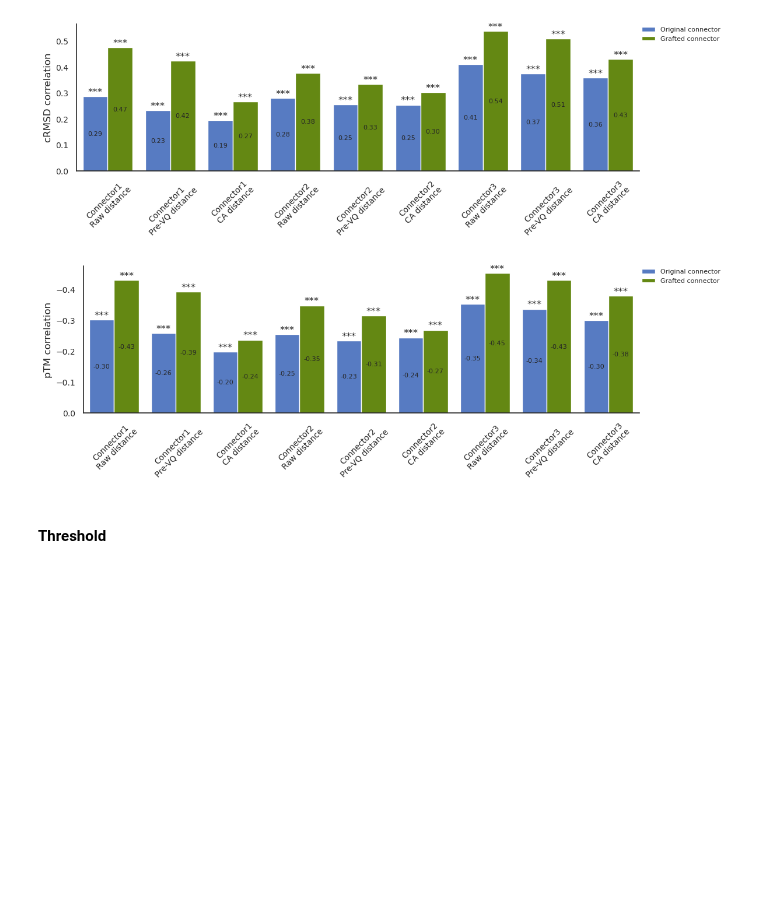
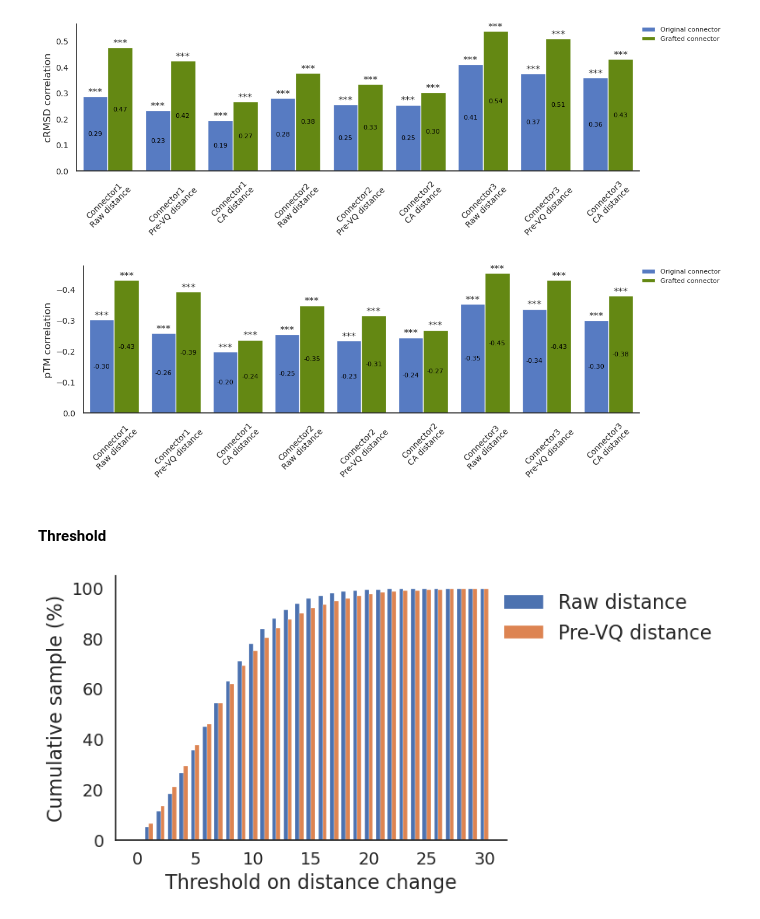
Before and after one commit to H-Dw/FANGS_v1, a Jupyter notebook: notebook/correlation_distance_dupl_embe_250627.ipynb, the cells around one changed output. Drawn from its saved outputs; the diff is of its cells as text; code cells hidden in the pictures; blank space fills up the shorter version.

```diff
--- a/notebook/correlation_distance_dupl_embe_250627.ipynb
+++ b/notebook/correlation_distance_dupl_embe_250627.ipynb
@@ -602,3 +641,85 @@ ptm_plt_all.show()
 [figure]
 # %% [markdown]
 #### Threshold
+# %%
+import numpy as np
+import matplotlib.pyplot as plt
+from scipy.stats import spearmanr
+
+# Target embedding
+embes = [
+    ('raw_embeddings',   '-'),
+    ('pre_q_embeddings', '--'),
+]
+
+# orig_color = '#4575D4'
+# graf_color = '#6B9B00'
+raw_color = sns.color_palette("deep")[0]
+preq_color = sns.color_palette("deep")[1]
+
+# Set thresholds
+thresholds = np.arange(0, 31, 1)
+step = 5
+
+n_total = len(connector_df)
+if n_total == 0:
+    raise ValueError("connector_df is empty")
+
+plt.figure(figsize=(8, 4))
+ax = plt.gca()
+plt.xticks(ha='center', fontsize=14)
+plt.yticks(fontsize=14)
+
+# ---------- 每个阈值下的「全体样本中」累积占比（左→右累加）----------
+x = np.arange(len(thresholds))
+width = 0.36
+offsets = [-width / 2, width / 2]
+bar_colors = [raw_color, preq_color]  # 与两条线风格区分，可按需改
+
+for idx, (embe, linestyle) in enumerate(embes):
+    change_col = f'change_euclidean_all_{embe}'
+    cum_pct = [
+        100.0 * (connector_df[change_col] <= th).sum() / n_total
+        for th in thresholds
+    ]
+    ax.bar(
+        x + offsets[idx],
+        cum_pct,
+        width,
+        label=embe,
+        color=bar_colors[idx],
+        edgecolor='white',
+        linewidth=0.2,
+    )
+
+ax.set_xlabel('Threshold on distance change', fontsize=16)
+ax.set_ylabel('Cumulative sample (%)', fontsize=16)
+ax.set_xticks(x[::step])
+ax.set_xticklabels(thresholds[::step])
+
+ax.set_ylim(0, 105)
+ax.spines['top'].set_visible(False)
+ax.spines['right'].set_visible(False)
+
+# ax.legend(
+#     fontsize=12,
+#     frameon=False,
+#     loc='upper left',
+#     bbox_to_anchor=(1.02, 1.0),
+#     borderaxespad=0.0,
+# )
+# Self-defined legend
+legend_entries = [
+    "Raw distance",
+    "Pre-VQ distance"
+]
+# ax.legend(legend_entries, loc='best', fontsize=10, frameon=False)
+ax.legend(legend_entries, bbox_to_anchor=(0.95, 1), loc='upper left', fontsize=16, frameon=False)
+
+plt.tight_layout()
+
+plt.savefig(f"{fig_save_path}/threshold_on_distance_change_percent.png", dpi=600, bbox_inches='tight')
+
+plt.show()
+# %% [output]
+[figure, added]
```
Also changed, not shown: parts of 18 cells of this notebook, 7 other files.
